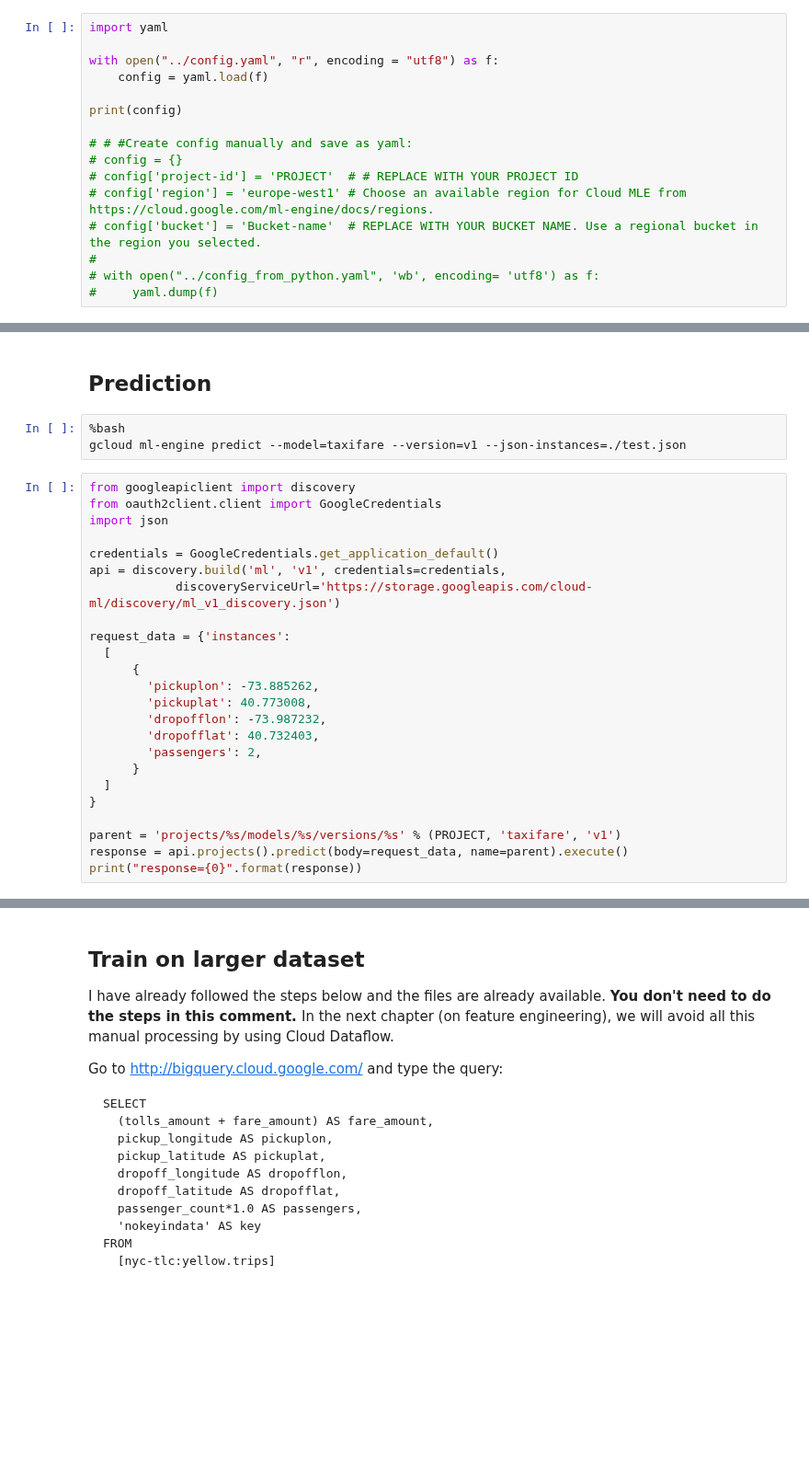
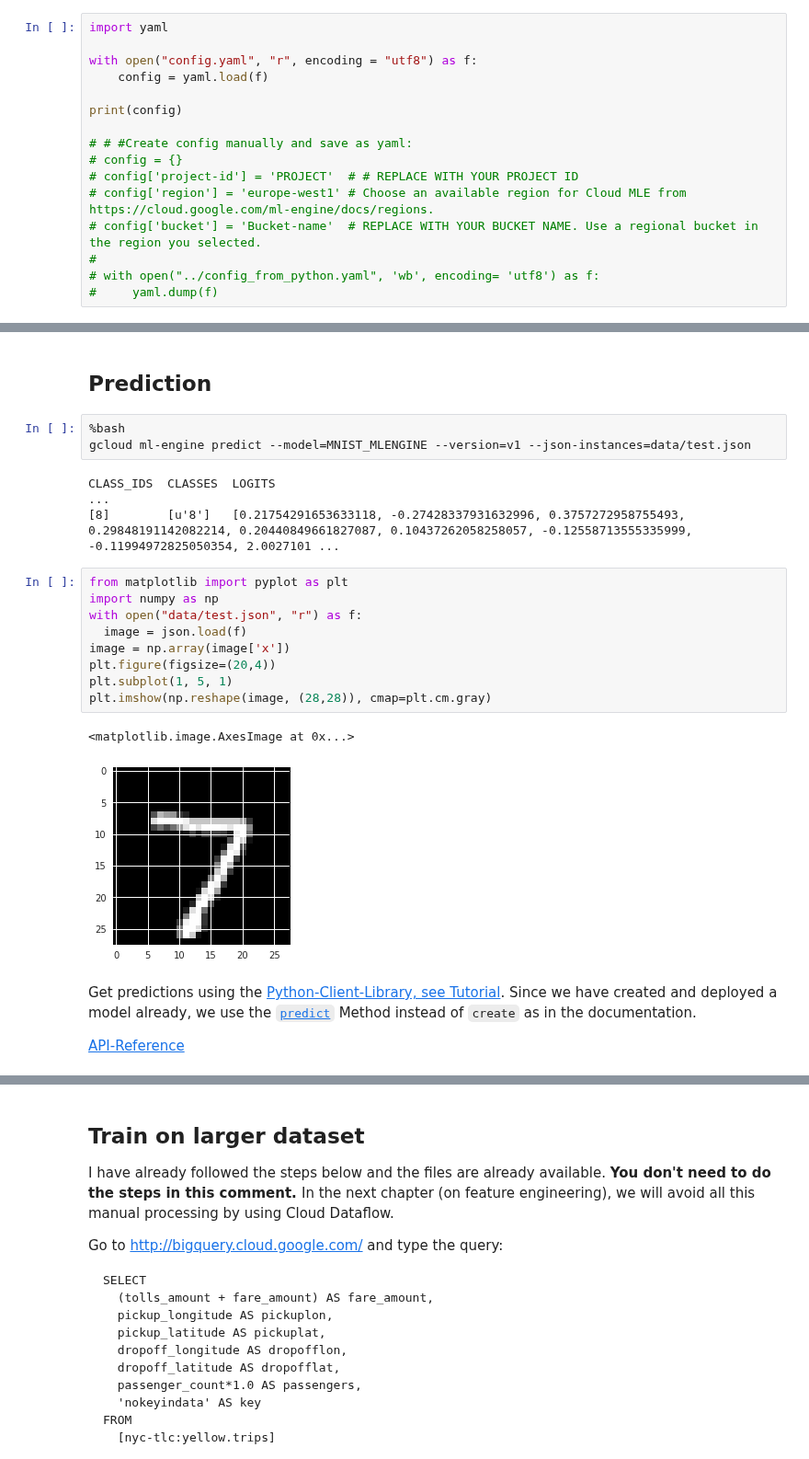
Before and after one commit to tarrade/proj_DL_models_and_pipelines_with_GCP, a Jupyter notebook: notebook/run_ml-engine.ipynb, the cells around one changed output, grey strips where cells are left out. Shown at 92% size. Saved outputs shown, nothing was run; the diff lists cells and outputs as text; blank space fills up the shorter version.

Commit message:
MNIST ML-Engine Execution Notebook
- test ml-engine functionality using python

```diff
--- a/notebook/run_ml-engine.ipynb
+++ b/notebook/run_ml-engine.ipynb
@@ -17,7 +52,7 @@ Note that:
 # %%
 import yaml
 
-with open("../config.yaml", "r", encoding = "utf8") as f:
+with open("config.yaml", "r", encoding = "utf8") as f:
     config = yaml.load(f)
 
 print(config)
@@ -195,28 +398,23 @@ gcloud ml-engine versions create ${MODEL_VERSION} --model ${MODEL_NAME} --origin
 <h2> Prediction </h2>
 # %%
 %bash
-gcloud ml-engine predict --model=taxifare --version=v1 --json-instances=./test.json
+gcloud ml-engine predict --model=MNIST_MLENGINE --version=v1 --json-instances=data/test.json
+# %% [output]
+CLASS_IDS  CLASSES  LOGITS                                                                                                                                                                               ...
+[8]        [u'8']   [0.21754291653633118, -0.27428337931632996, 0.3757272958755493, 0.29848191142082214, 0.20440849661827087, 0.10437262058258057, -0.12558713555335999, -0.11994972825050354, 2.0027101 ...
-# %%
-from googleapiclient import discovery
-from oauth2client.client import GoogleCredentials
-import json
-
-credentials = GoogleCredentials.get_application_default()
-api = discovery.build('ml', 'v1', credentials=credentials,
-            discoveryServiceUrl='https://storage.googleapis.com/cloud-ml/discovery/ml_v1_discovery.json')
-
-request_data = {'instances':
-  [
-      {
-        'pickuplon': -73.885262,
-        'pickuplat': 40.773008,
-        'dropofflon': -73.987232,
-        'dropofflat': 40.732403,
-        'passengers': 2,
-      }
-  ]
-}
-
-parent = 'projects/%s/models/%s/versions/%s' % (PROJECT, 'taxifare', 'v1')
-response = api.projects().predict(body=request_data, name=parent).execute()
-print("response={0}".format(response))
+# %%
+from matplotlib import pyplot as plt
+import numpy as np
+with open("data/test.json", "r") as f:
+  image = json.load(f)
+image = np.array(image['x'])
+plt.figure(figsize=(20,4))
+plt.subplot(1, 5, 1)
+plt.imshow(np.reshape(image, (28,28)), cmap=plt.cm.gray)
+# %% [output]
+<matplotlib.image.AxesImage at 0x...>
+[figure, added]
+# %% [markdown]
+Get predictions using the [Python-Client-Library, see Tutorial](https://cloud.google.com/ml-engine/docs/tensorflow/python-client-library). Since we have created and deployed a model already, we use the [`predict`](https://cloud.google.com/ml-engine/reference/rest/v1/projects) Method instead of `create` as in the documentation.
+
+[API-Reference](https://cloud.google.com/ml-engine/reference/rest/)
```
Also changed, not shown: parts of 41 cells of this notebook, 3 other files.
